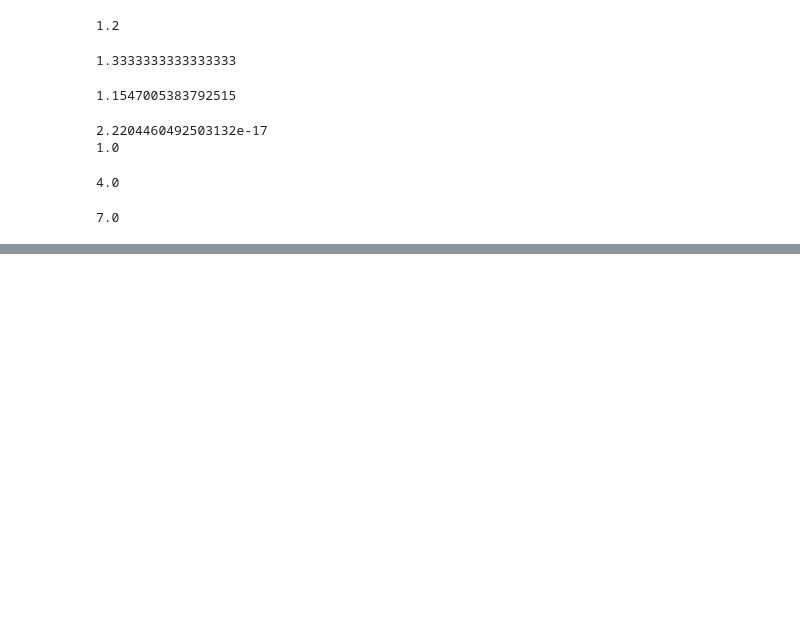
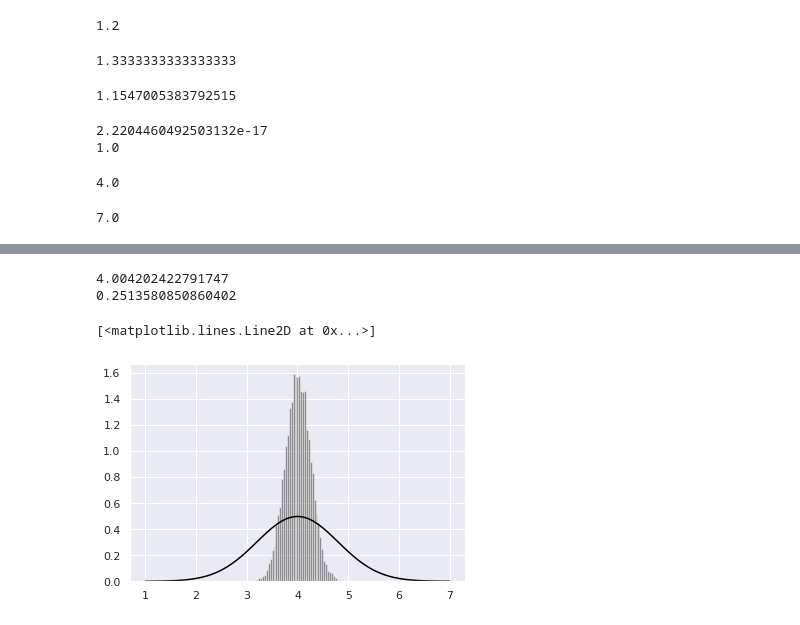
Before and after one commit to hasun/pyStat, a Jupyter notebook: PyStat_3_1_데이터분석.ipynb, the cells around one changed output, grey strips where cells are left out. Saved outputs shown, nothing was run; the diff lists cells and outputs as text; code cells hidden in the pictures; blank space fills up the shorter version.

```diff
--- a/PyStat_3_1_데이터분석.ipynb
+++ b/PyStat_3_1_데이터분석.ipynb
@@ -66,0 +117,32 @@ stats.scoreatpercentile(fish_data_3, 75)
+# %%
+import numpy as np
+import pandas as pd
+import scipy as sp
+from scipy import stats
+from matplotlib import pyplot as plt
+import seaborn as sns
+sns.set()
+%precision 3
+%matplotlib inline
+# %%
+# 평균 4, 표준편차 0.8 (뷴산 0.64) 인 정규분포
+population = stats.norm(loc=4, scale=0.8)
+sample_mean_array = np.zeros(10000)
+
+np.random.seed(1)
+for i in range (0, 10000):
+  # 모집단에서 표본추출
+  # stats.norm.rvs(loc=4, sclae=0.8, size=10)
+  sample = population.rvs(size =10)
+  sample_mean_array[i] = np.mean(sample)
+
+print (np.mean (sample_mean_array))
+print (np.std (sample_mean_array , ddof =1))
+sns.distplot (sample_mean_array, color= "black", kde=False, norm_hist =True)
+x = np.arange (start =1, stop = 7.1, step= 0.1)
+plt.plot (x, stats.norm.pdf(x =x ,loc =4, scale =0.8 ), color= "black")
+# %% [output]
+4.004202422791747
+0.2513580850860402
+[<matplotlib.lines.Line2D at 0x...>]
+[figure, added]
```
Also changed, not shown: parts of 2 cells of this notebook.
